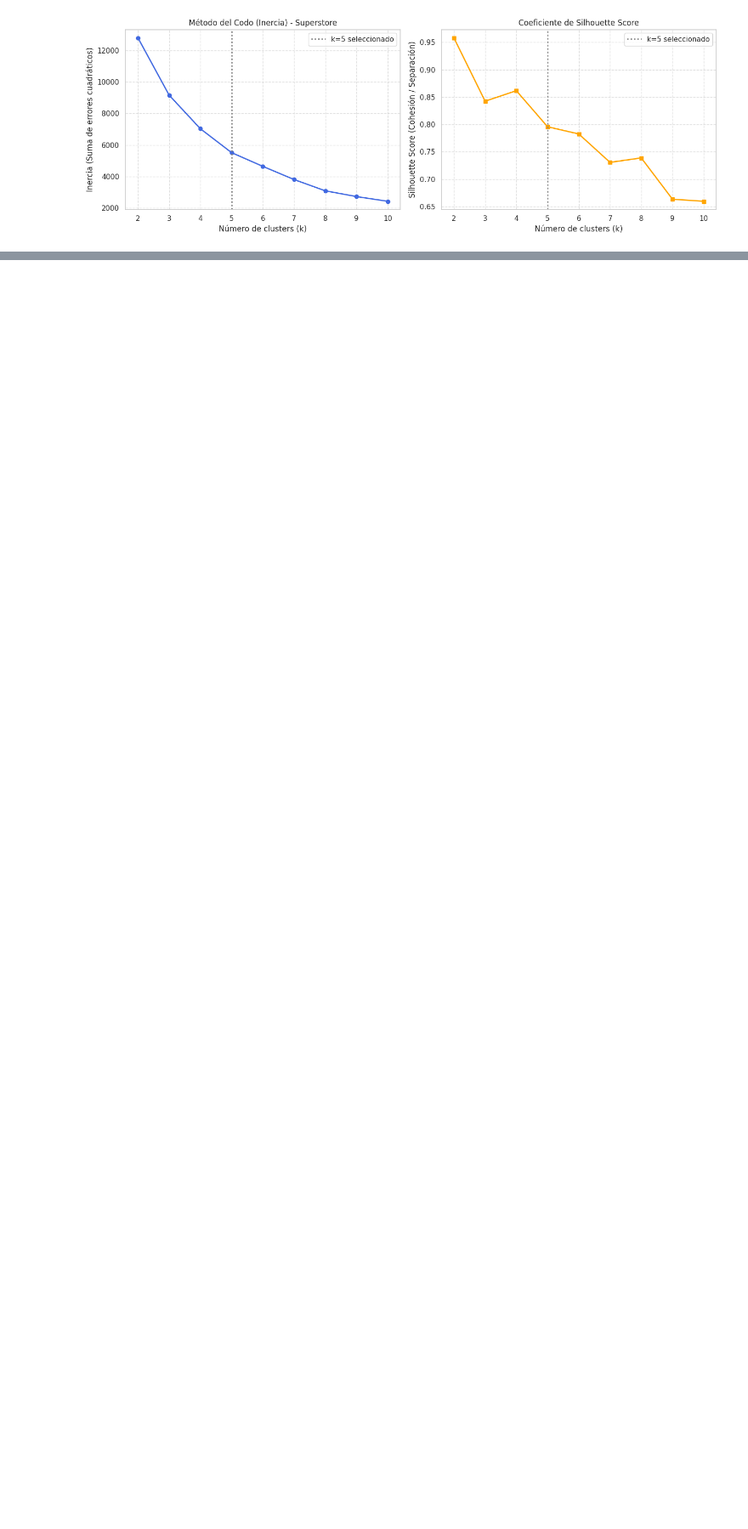
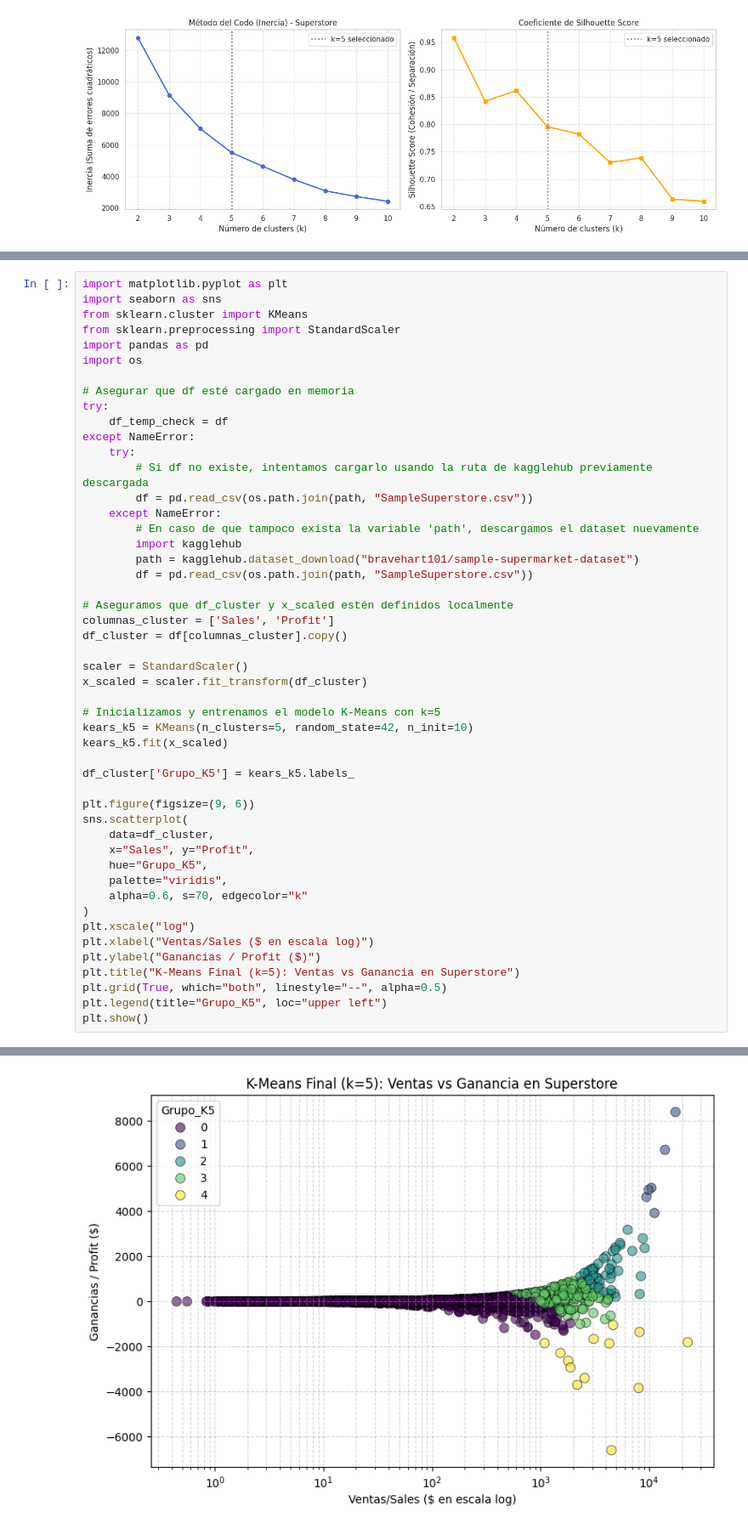
Before and after one commit to jvillagra66-oss/ml-inventario-superstore, a Jupyter notebook: notebooks/01_analisis_inventario.ipynb, the cells around one changed output, grey strips where cells are left out. Shown at 85% size. Saved outputs shown, nothing was run; the diff lists cells and outputs as text; blank space fills up the shorter version.

```diff
--- a/notebooks/01_analisis_inventario.ipynb
+++ b/notebooks/01_analisis_inventario.ipynb
@@ -1392,0 +1395,50 @@ plt.show()
+# %%
+import matplotlib.pyplot as plt
+import seaborn as sns
+from sklearn.cluster import KMeans
+from sklearn.preprocessing import StandardScaler
+import pandas as pd
+import os
+
+# Asegurar que df esté cargado en memoria
+try:
+    df_temp_check = df
+except NameError:
+    try:
+        # Si df no existe, intentamos cargarlo usando la ruta de kagglehub previamente descargada
+        df = pd.read_csv(os.path.join(path, "SampleSuperstore.csv"))
+    except NameError:
+        # En caso de que tampoco exista la variable 'path', descargamos el dataset nuevamente
+        import kagglehub
+        path = kagglehub.dataset_download("bravehart101/sample-supermarket-dataset")
+        df = pd.read_csv(os.path.join(path, "SampleSuperstore.csv"))
+
+# Aseguramos que df_cluster y x_scaled estén definidos localmente
+columnas_cluster = ['Sales', 'Profit']
+df_cluster = df[columnas_cluster].copy()
+
+scaler = StandardScaler()
+x_scaled = scaler.fit_transform(df_cluster)
+
+# Inicializamos y entrenamos el modelo K-Means con k=5
+kears_k5 = KMeans(n_clusters=5, random_state=42, n_init=10)
+kears_k5.fit(x_scaled)
+
+df_cluster['Grupo_K5'] = kears_k5.labels_
+
+plt.figure(figsize=(9, 6))
+sns.scatterplot(
+    data=df_cluster,
+    x="Sales", y="Profit",
+    hue="Grupo_K5",
+    palette="viridis",
+    alpha=0.6, s=70, edgecolor="k"
+)
+plt.xscale("log")
+plt.xlabel("Ventas/Sales ($ en escala log)")
+plt.ylabel("Ganancias / Profit ($)")
+plt.title("K-Means Final (k=5): Ventas vs Ganancia en Superstore")
+plt.grid(True, which="both", linestyle="--", alpha=0.5)
+plt.legend(title="Grupo_K5", loc="upper left")
+plt.show()
+# %% [output]
@@ -1392,0 +1447 @@ plt.show()
+[figure, added]
```
Also changed, not shown: parts of 2 cells of this notebook.
